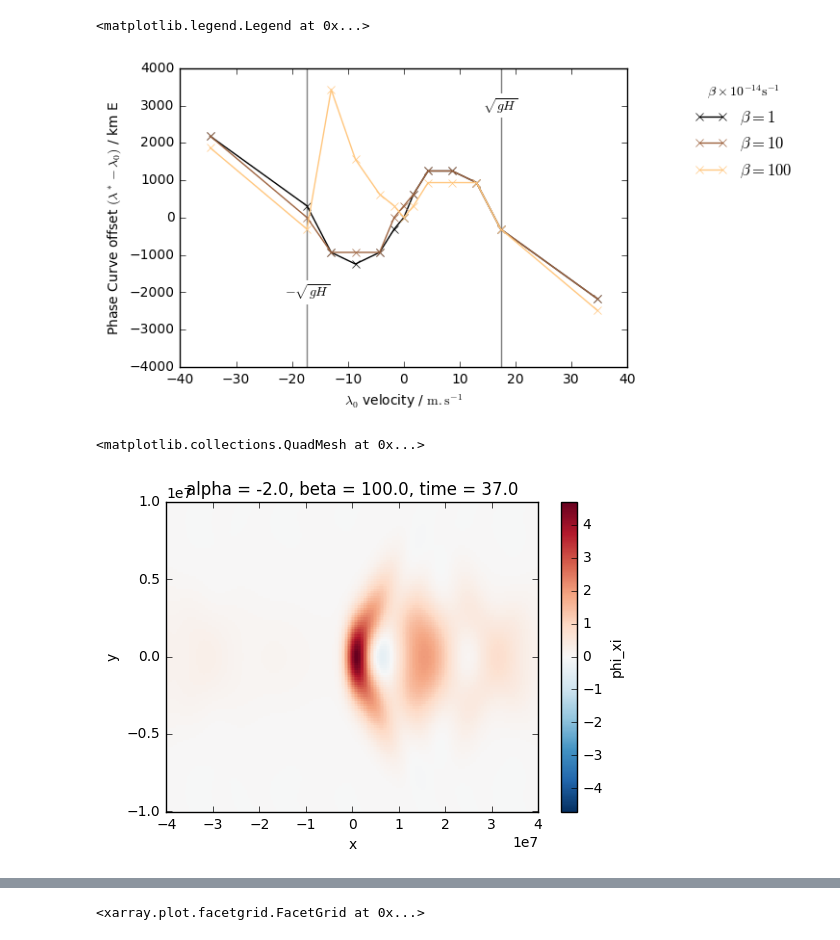
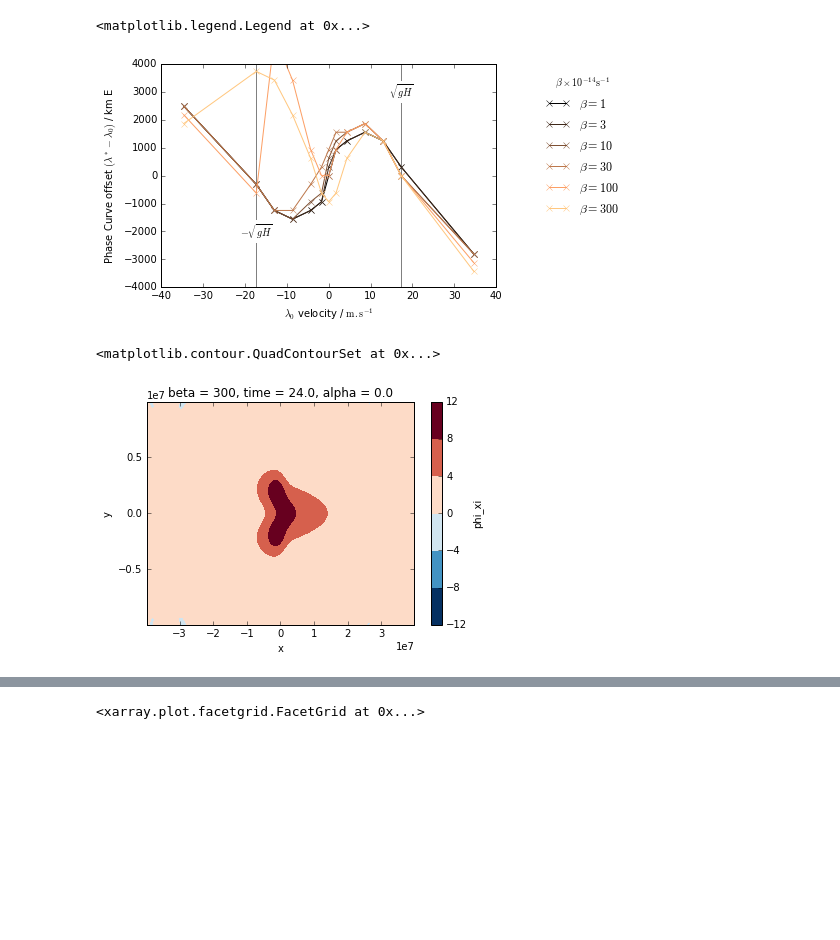
Before and after one commit to jamesp/shallowwater, a Jupyter notebook: beta_plane/Exoplanet Phase Curves.ipynb, the cells around one changed output, grey strips where cells are left out. Drawn from its saved outputs; the diff is of its cells as text; code cells hidden in the pictures; blank space fills up the shorter version.

```diff
--- a/beta_plane/Exoplanet Phase Curves.ipynb
+++ b/beta_plane/Exoplanet Phase Curves.ipynb
@@ -5,7 +5,7 @@ import numpy as np
 import matplotlib.pyplot as plt
 import xarray as xr
 # %%
-d = xr.open_dataset('beta_data_linear_h300_longx.nc')
+d = xr.open_dataset('beta_data_linear_h1000_longx.nc')
 # %%
 d.coords['time'] = d.time / 86400
 d
@@ -48,7 +47,7 @@ ValueError: x and y must have same first dimension
 C = np.sqrt(300)
 clrs = iter(plt.cm.copper(np.linspace(0, 1, len(d.beta))))
 for b in d.beta:
-    plt.plot(d.alpha*np.sqrt(300), d.x.isel(x=d.phi_xi.sel(time=37).sel(beta=b).sum('y').argmax('x'))/1e3, label='$\\beta=%d$' % b, c=next(clrs), marker='x')
+    plt.plot(d.alpha*np.sqrt(300), d.x.isel(x=d.phi_xi.sel(time=24).sel(beta=b).sum('y').argmax('x'))/1e3, label='$\\beta=%d$' % b, c=next(clrs), marker='x')
 
 plt.vlines([C, -C], -10000, 10000, color='gray', linestyle='-')
 
@@ -63,11 +62,11 @@ plt.legend(title='$\\beta \\times 10^{-14} \mathrm{s^{-1}}$', bbox_to_anchor=(1.
 #plt.savefig('beta_plane_offset.pdf', bbox_inches='tight')
 # %% [output]
 <matplotlib.legend.Legend at 0x...>
-[figure, old version]
+[figure, new version]
 # %%
-d.phi_xi.sel(time=37).sel(beta=100, alpha=-2).plot()
+d.phi_xi.isel(time=-1).sel(beta=300, alpha=0).plot.contourf(subplot_kws={'aspect':'equal'})
 # %% [output]
-<matplotlib.collections.QuadMesh at 0x...>
+<matplotlib.contour.QuadContourSet at 0x...>
-[figure, old version]
+[figure, new version]
 # %%
 clrs = iter(plt.cm.copper(np.linspace(0, 1, len(d.alpha))))
```
Also changed, not shown: parts of 7 cells of this notebook, 1 other file.
